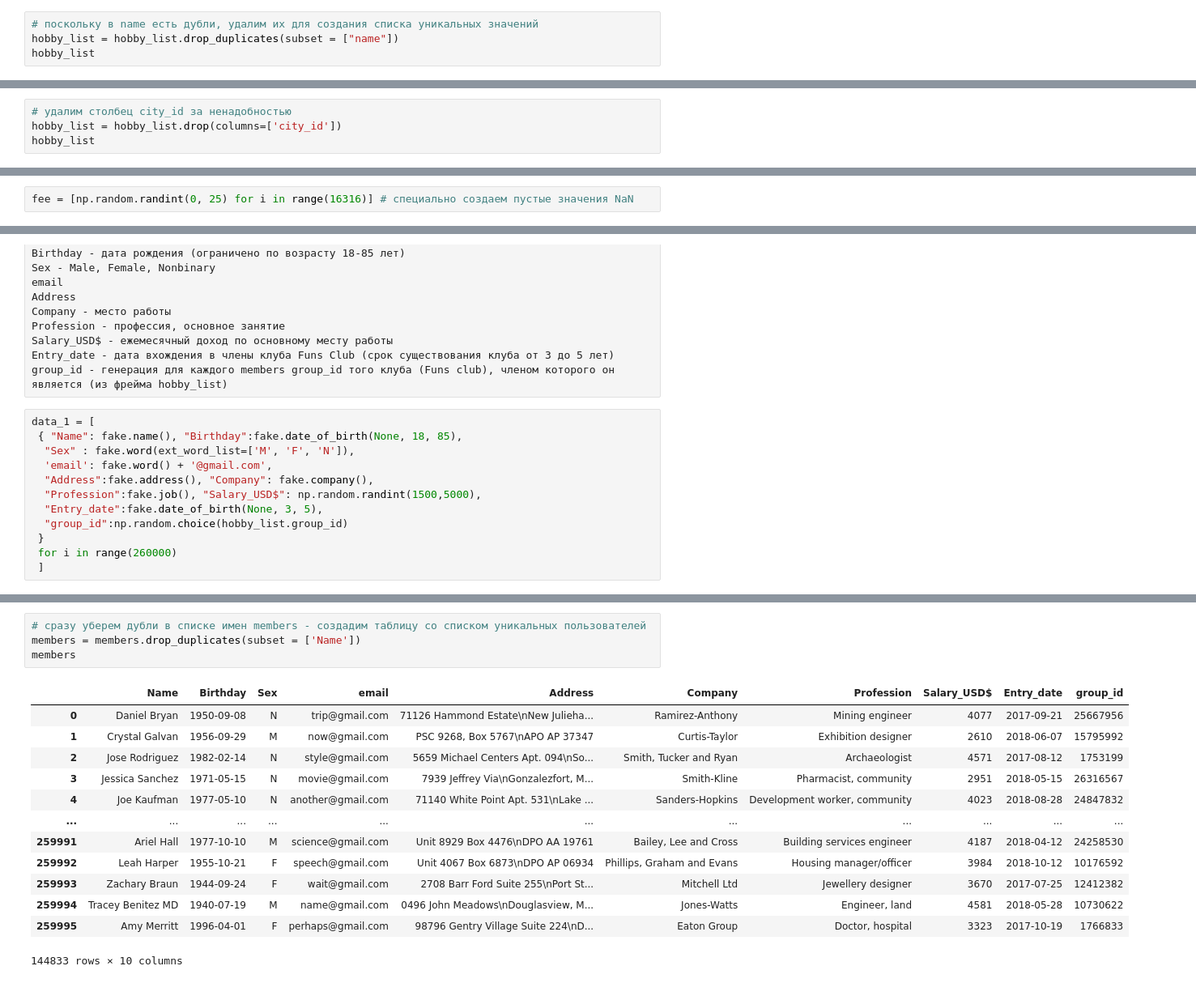
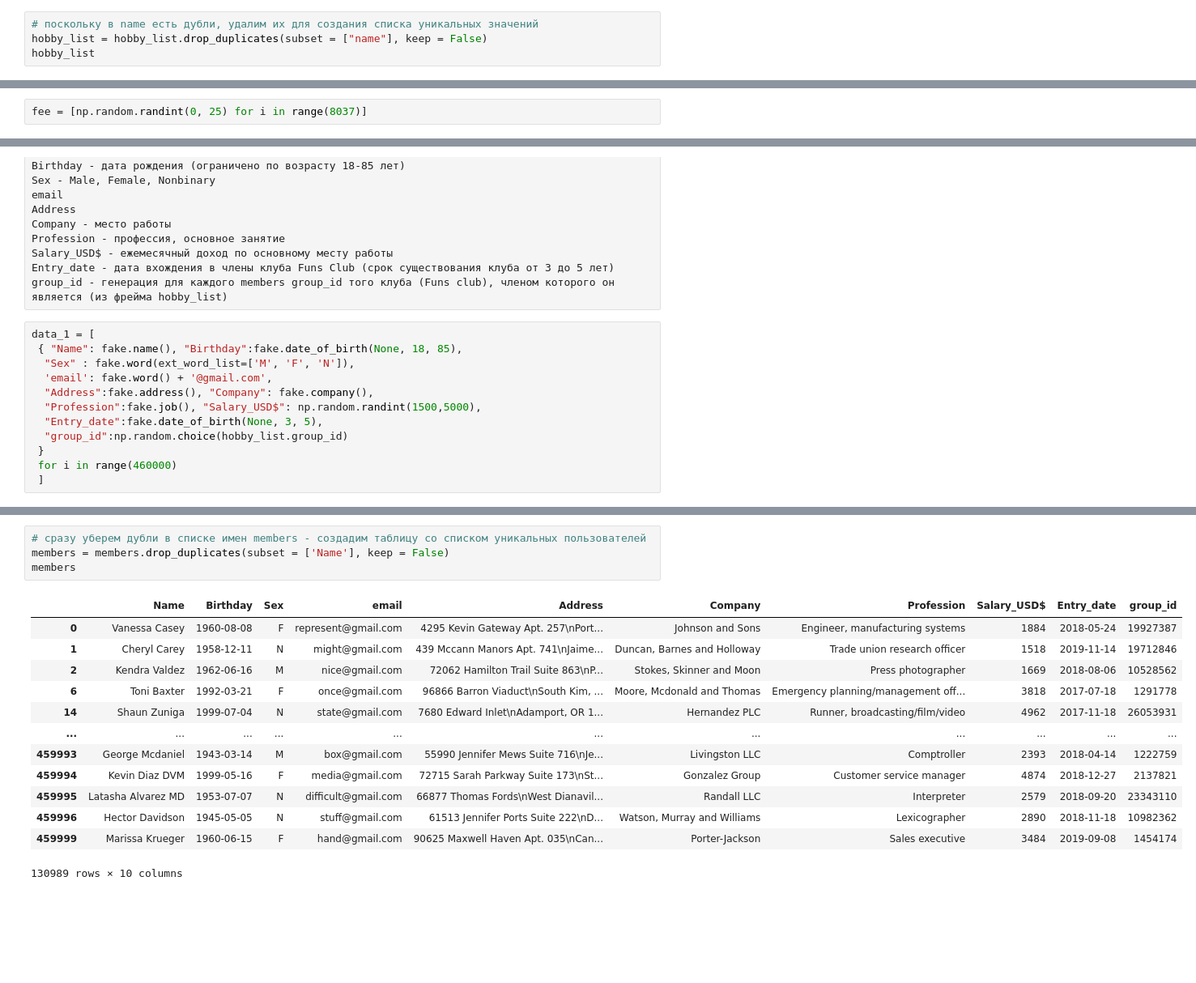
Before and after one commit to azhest/azhest_final_project_ItStep, a Jupyter notebook: main datasets preparation.ipynb, the cells around one changed output, grey strips where cells are left out. Shown at 81% size. Saved outputs shown, nothing was run; the diff lists cells and outputs as text; blank space fills up the shorter version.

```diff
--- a/main datasets preparation.ipynb
+++ b/main datasets preparation.ipynb
@@ -286,5 +308,5 @@ hobby_list.name.nunique()
 # %%
 # поскольку в name есть дубли, удалим их для создания списка уникальных значений
-hobby_list = hobby_list.drop_duplicates(subset = ["name"])
+hobby_list = hobby_list.drop_duplicates(subset = ["name"], keep = False)
 hobby_list
 # %% [output]
@@ -304,4 +325,0 @@ hobby_list
-# %%
-# удалим столбец city_id за ненадобностью
-hobby_list = hobby_list.drop(columns=['city_id'])
-hobby_list
@@ -322,7 +326,7 @@ hobby_list
 # %% [raw]
 Преобразуем фрейм hobby_list, дополнив его рандомными фиктивными данными fee - ежемесячные взносы от 0 до 25 долларов
 # %%
-fee = [np.random.randint(0, 25) for i in range(16316)] # специально создаем пустые значения NaN
+fee = [np.random.randint(0, 25) for i in range(8037)]
 # %%
 hobby_list['monthly_fee_USD$'] = pd.Series(data = fee)
 hobby_list
@@ -390,7 +399,7 @@ data_1 = [
   "Entry_date":fake.date_of_birth(None, 3, 5),
   "group_id":np.random.choice(hobby_list.group_id)
  }
- for i in range(260000)
+ for i in range(460000)
  ]
 # %%
 members = pd.DataFrame (data = data_1)
@@ -412,19 +421,19 @@ members
 # %%
 # сразу уберем дубли в списке имен members - создадим таблицу со списком уникальных пользователей
-members = members.drop_duplicates(subset = ['Name'])
+members = members.drop_duplicates(subset = ['Name'], keep = False)
 members
 # %% [output]
 |  | Name | Birthday | Sex | email | Address | Company | Profession | Salary_USD$ | Entry_date | group_id |
-| 0 | Daniel Bryan | 1950-09-08 | N | trip@gmail.com | 71126 Hammond Estate\nNew Julieha... | Ramirez-Anthony | Mining engineer | 4077 | 2017-09-21 | 25667956 |
-| 1 | Crystal Galvan | 1956-09-29 | M | now@gmail.com | PSC 9268, Box 5767\nAPO AP 37347 | Curtis-Taylor | Exhibition designer | 2610 | 2018-06-07 | 15795992 |
-| 2 | Jose Rodriguez | 1982-02-14 | N | style@gmail.com | 5659 Michael Centers Apt. 094\nSo... | Smith, Tucker and Ryan | Archaeologist | 4571 | 2017-08-12 | 1753199 |
-| 3 | Jessica Sanchez | 1971-05-15 | N | movie@gmail.com | 7939 Jeffrey Via\nGonzalezfort, M... | Smith-Kline | Pharmacist, community | 2951 | 2018-05-15 | 26316567 |
-| 4 | Joe Kaufman | 1977-05-10 | N | another@gmail.com | 71140 White Point Apt. 531\nLake ... | Sanders-Hopkins | Development worker, community | 4023 | 2018-08-28 | 24847832 |
+| 0 | Vanessa Casey | 1960-08-08 | F | represent@gmail.com | 4295 Kevin Gateway Apt. 257\nPort... | Johnson and Sons | Engineer, manufacturing systems | 1884 | 2018-05-24 | 19927387 |
+| 1 | Cheryl Carey | 1958-12-11 | N | might@gmail.com | 439 Mccann Manors Apt. 741\nJaime... | Duncan, Barnes and Holloway | Trade union research officer | 1518 | 2019-11-14 | 19712846 |
+| 2 | Kendra Valdez | 1962-06-16 | M | nice@gmail.com | 72062 Hamilton Trail Suite 863\nP... | Stokes, Skinner and Moon | Press photographer | 1669 | 2018-08-06 | 10528562 |
+| 6 | Toni Baxter | 1992-03-21 | F | once@gmail.com | 96866 Barron Viaduct\nSouth Kim, ... | Moore, Mcdonald and Thomas | Emergency planning/management off... | 3818 | 2017-07-18 | 1291778 |
+| 14 | Shaun Zuniga | 1999-07-04 | N | state@gmail.com | 7680 Edward Inlet\nAdamport, OR 1... | Hernandez PLC | Runner, broadcasting/film/video | 4962 | 2017-11-18 | 26053931 |
 | ... | ... | ... | ... | ... | ... | ... | ... | ... | ... | ... |
-| 259991 | Ariel Hall | 1977-10-10 | M | science@gmail.com | Unit 8929 Box 4476\nDPO AA 19761 | Bailey, Lee and Cross | Building services engineer | 4187 | 2018-04-12 | 24258530 |
-| 259992 | Leah Harper | 1955-10-21 | F | speech@gmail.com | Unit 4067 Box 6873\nDPO AP 06934 | Phillips, Graham and Evans | Housing manager/officer | 3984 | 2018-10-12 | 10176592 |
-| 259993 | Zachary Braun | 1944-09-24 | F | wait@gmail.com | 2708 Barr Ford Suite 255\nPort St... | Mitchell Ltd | Jewellery designer | 3670 | 2017-07-25 | 12412382 |
-| 259994 | Tracey Benitez MD | 1940-07-19 | M | name@gmail.com | 0496 John Meadows\nDouglasview, M... | Jones-Watts | Engineer, land | 4581 | 2018-05-28 | 10730622 |
-| 259995 | Amy Merritt | 1996-04-01 | F | perhaps@gmail.com | 98796 Gentry Village Suite 224\nD... | Eaton Group | Doctor, hospital | 3323 | 2017-10-19 | 1766833 |
+| 459993 | George Mcdaniel | 1943-03-14 | M | box@gmail.com | 55990 Jennifer Mews Suite 716\nJe... | Livingston LLC | Comptroller | 2393 | 2018-04-14 | 1222759 |
+| 459994 | Kevin Diaz DVM | 1999-05-16 | F | media@gmail.com | 72715 Sarah Parkway Suite 173\nSt... | Gonzalez Group | Customer service manager | 4874 | 2018-12-27 | 2137821 |
+| 459995 | Latasha Alvarez MD | 1953-07-07 | N | difficult@gmail.com | 66877 Thomas Fords\nWest Dianavil... | Randall LLC | Interpreter | 2579 | 2018-09-20 | 23343110 |
+| 459996 | Hector Davidson | 1945-05-05 | N | stuff@gmail.com | 61513 Jennifer Ports Suite 222\nD... | Watson, Murray and Williams | Lexicographer | 2890 | 2018-11-18 | 10982362 |
+| 459999 | Marissa Krueger | 1960-06-15 | F | hand@gmail.com | 90625 Maxwell Haven Apt. 035\nCan... | Porter-Jackson | Sales executive | 3484 | 2019-09-08 | 1454174 |
-144833 rows × 10 columns
+130989 rows × 10 columns
 # %%
```
Also changed, not shown: parts of 25 cells of this notebook, 7 other files.
